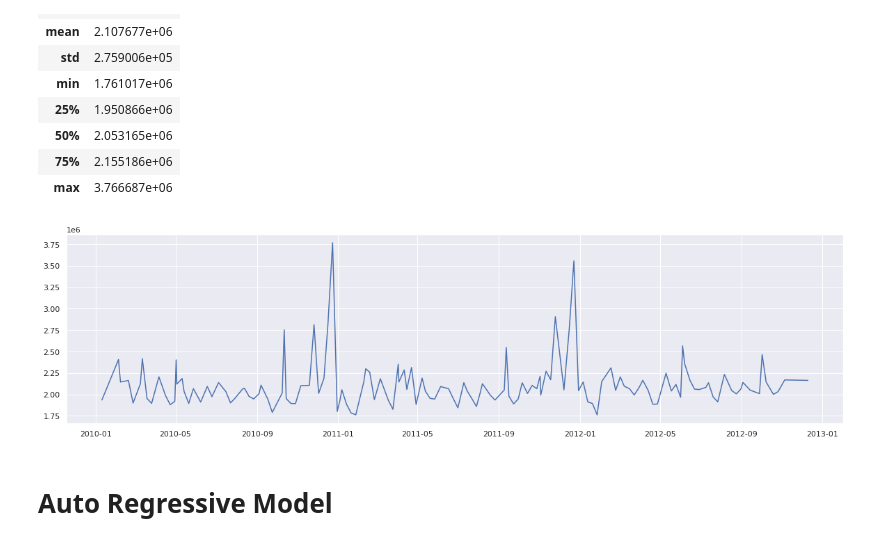
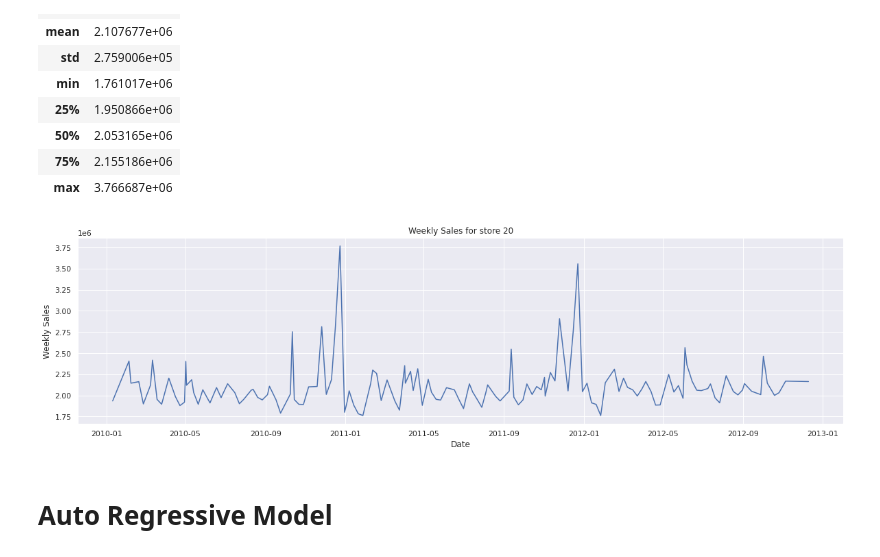
Before and after one commit to Sinethemba-nongqoto/Research-project, a Jupyter notebook: Analysis_0f_Results.ipynb, the cells around one changed output. Cells and saved outputs as stored; diff of their text form; code cells hidden in the pictures.

```diff
--- a/Analysis_0f_Results.ipynb
+++ b/Analysis_0f_Results.ipynb
@@ -415,9 +418,12 @@ df20.describe()
 # %%
 plt.figure(figsize=(20,5))
 plt.plot(df20.index, df20.values)
+plt.title('Weekly Sales for store 20')
+plt.xlabel('Date')
+plt.ylabel('Weekly Sales')
 plt.show()
 # %% [output]
-[figure, old version]
+[figure, new version]
 # %% [markdown]
 # Auto Regressive Model
 # %%
```
Also changed, not shown: parts of 10 cells of this notebook.
